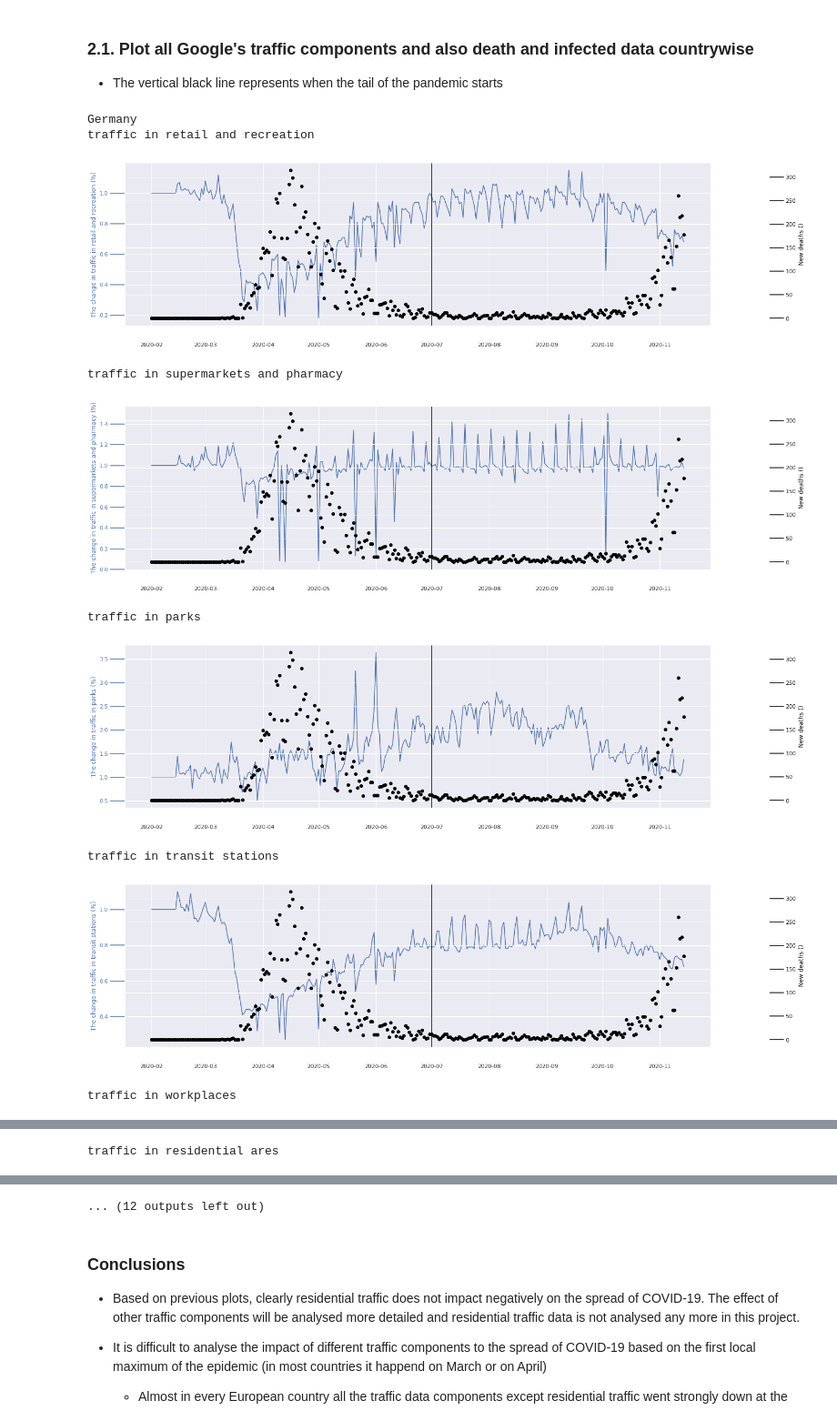
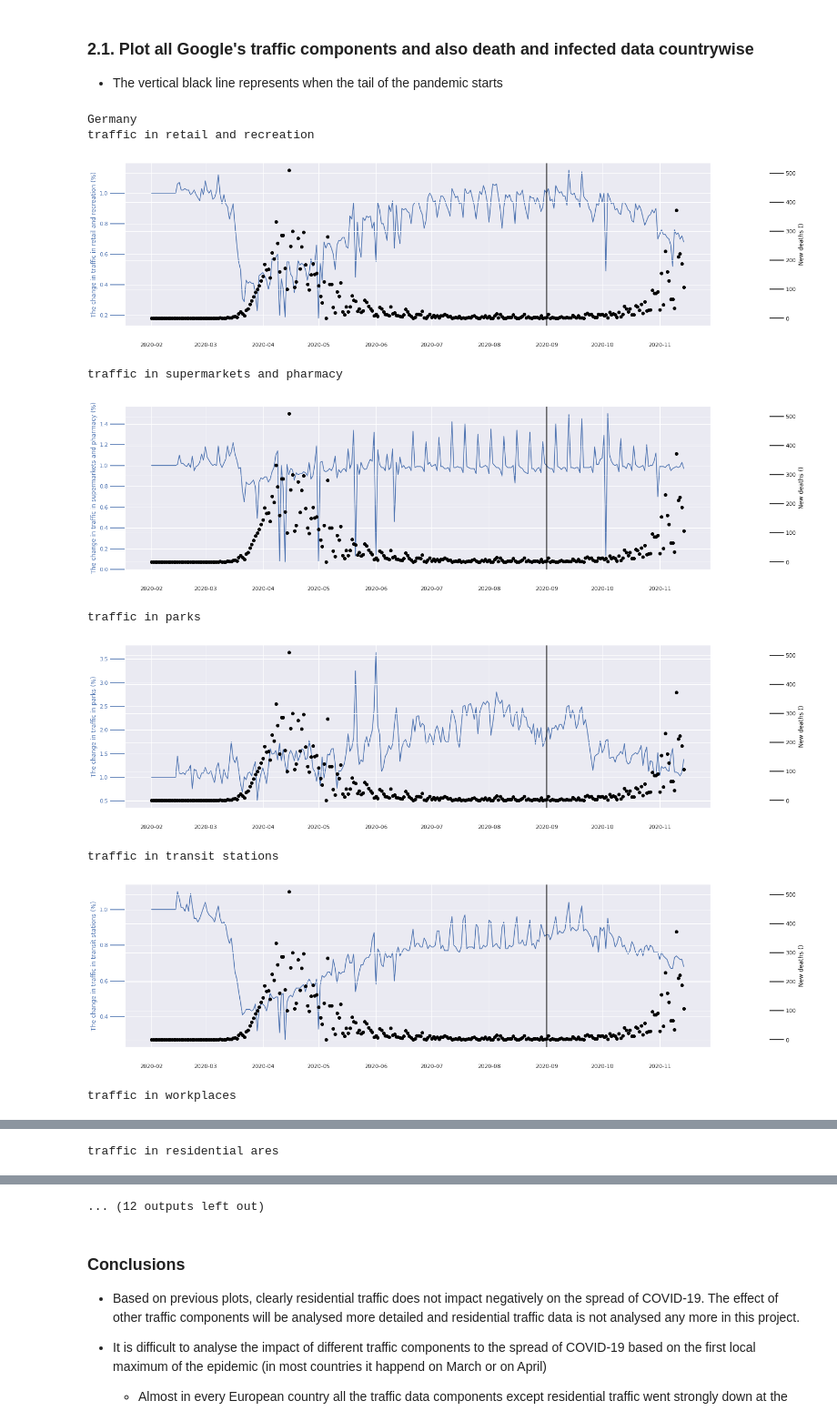
Before and after one commit to tommi-grohn/Corona_Bayesian, a Jupyter notebook: Project_Corona.ipynb, the cells around one changed output, grey strips where cells are left out. Shown at 91% size. Saved outputs shown, nothing was run; the diff lists cells and outputs as text; code cells hidden in the pictures.

```diff
--- a/Project_Corona.ipynb
+++ b/Project_Corona.ipynb
@@ -109,7 +109,7 @@ observations_start_date = datetime.datetime(2020, 2, 1, 0, 0)
 observations_end_date = datetime.datetime(2020, 11, 15, 0, 0)
 
 # However, the data analysis of this notebook concentrates on autumn months, i.e. on so called tail
-tail_start_date = datetime.datetime(2020, 7, 1, 0, 0)
+tail_start_date = datetime.datetime(2020, 9, 1, 0, 0)
 
 
 #############################################################################
@@ -201,13 +201,17 @@ dtypes_days_by_countries = np.dtype([
           ('date', str), # current date. This will become datetime-time using parse_dates!
           ('new_deaths', int), # new deaths on that date
           ('new_deaths_smooth', int), # smoothened new deaths on that date
-          ('total_deaths_per_million', float), # how many deaths per million has occured until that date
+          ('total_deaths', float), # how many deaths has occured until that date
           ('traffic_retail', float), # retail and recreation traffic on that date
           ('traffic_supermarket', float), # supermarket and pharmacy traffic on that date
           ('traffic_parks', float),  # park traffic on that date
           ('traffic_transit_stations', float), # transit station traffic on that date
           ('traffic_workplaces', float), # workplace traffic on that date
           ('traffic_residential', float), # residential traffic on that date
+          ('traffic_retail_smooth', float),  # park traffic on that date
+          ('traffic_supermarket_smooth', float), # transit station traffic on that date
+          ('traffic_transit_stations_smooth', float), # workplace traffic on that date
+          ('traffic_workplaces_smooth', float), # residential traffic on that date
           ])
 
 df_days_by_countries = pd.DataFrame(pd.read_csv('Cleaned_dataframes/df_days_by_countries.csv', dtype=dtypes_days_by_countries))
@@ -242,12 +246,10 @@ df_days_by_countries
 # %%
 # Define categories which are plotted
 traffic_components = ['traffic_retail', 'traffic_supermarket', 'traffic_parks',
-                      'traffic_transit_stations', 'traffic_workplaces', 'traffic_residential'
-                     ]
+                      'traffic_transit_stations', 'traffic_workplaces', 'traffic_residential']
 
 description = ['traffic in retail and recreation', 'traffic in supermarkets and pharmacy', 'traffic in parks',
-               'traffic in transit stations', 'traffic in workplaces', 'traffic in residential ares'
-              ]
+               'traffic in transit stations', 'traffic in workplaces', 'traffic in residential ares']
 
 
 # for i in range(num_countries): # Loop over each country
@@ -273,38 +275,38 @@ for i in [0,4]: # Example countries: Germany and Spain
         par1 = host.twinx()
 
         # Set the most right one y-axis to right
         par1.spines["right"].set_position(("axes", 1.1))
 
         # Plot the traffic, infected and death data
         p1, = host.plot(x, y_traffic, "b-", label='The change in ' + description[j] +  ' (%)' )
         p2, = par1.plot(x, y_deaths, marker = 'o', linestyle='', color = "black", label="New deaths ()")
 
         # Define the texts
         host.set_ylabel('The change in ' + description[j] +  ' (%)')
         par1.set_ylabel("New deaths ()")
 
         # Text on the axis with the correct color
         host.yaxis.label.set_color(p1.get_color())
         par1.yaxis.label.set_color(p2.get_color())
 
         # Make little spikes for different y-axis
         tkw = dict(size=30, width=1.6)
         host.tick_params(axis='y', colors=p1.get_color(), **tkw)
         par1.tick_params(axis='y', colors=p2.get_color(), **tkw)
         host.tick_params(axis='x', **tkw)
 
         plt.axvline(tail_start_date, color='black')
 
         print('\033[0m' + description[j])
         plt.show()
 # %% [output]
 Germany
 traffic in retail and recreation
-[figure, old version]
+[figure, new version]
 traffic in supermarkets and pharmacy
-[figure, old version]
+[figure, new version]
 traffic in parks
-[figure, old version]
+[figure, new version]
 traffic in transit stations
-[figure, old version]
+[figure, new version]
 traffic in workplaces
```
Also changed, not shown: parts of 18 cells of this notebook, 4 other files.
